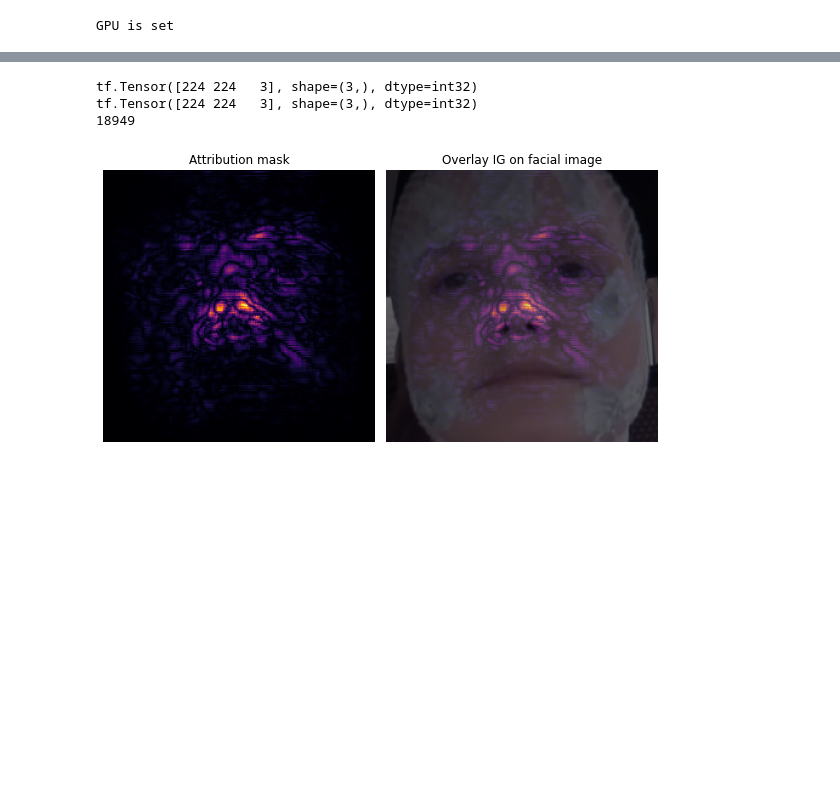
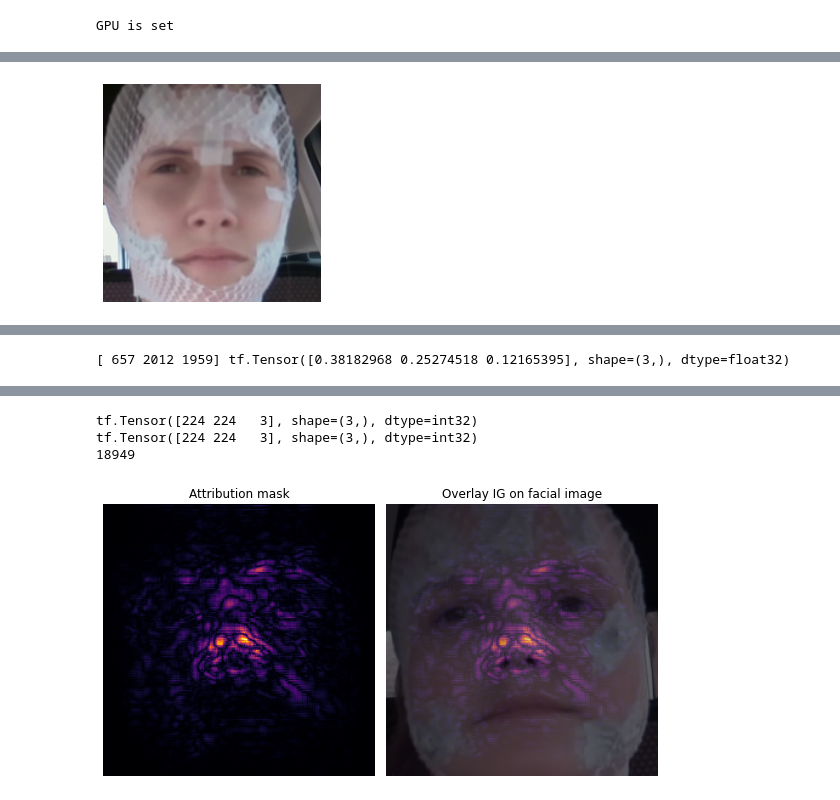
Before and after one commit to fruste/driver-drowsiness, a Jupyter notebook: code/igg_vggface.ipynb, the cells around one changed output, grey strips where cells are left out. Saved outputs shown, nothing was run; the diff lists cells and outputs as text; code cells hidden in the pictures; blank space fills up the shorter version.

```diff
--- a/code/igg_vggface.ipynb
+++ b/code/igg_vggface.ipynb
@@ -158,0 +159,18 @@ for alpha, image in zip(alphas[0::10], interpolated_images_int[0::10]):
+# %%
+def top_k_predictions(img, k=3):
+    image = tf.expand_dims(img, 0)
+    predictions = model(image)
+    probs = tf.nn.softmax(predictions, axis=-1)
+    top_probs, top_idxs = tf.math.top_k(input=probs, k=k)
+    top_labels = np.array(tuple(top_idxs[0]) )
+    return top_labels, top_probs[0]
+
+#Display the image with top 3 prediction from the model
+plt.imshow(face)
+plt.axis('off')
+plt.show()
+pred_label, pred_prob = top_k_predictions(face)
+print(pred_label, pred_prob)
+target_class = pred_label[0]
+# %% [output]
+[figure, added]
@@ -159,3 +178,4 @@ for alpha, image in zip(alphas[0::10], interpolated_images_int[0::10]):
+[ 657 2012 1959] tf.Tensor([0.38182968 0.25274518 0.12165395], shape=(3,), dtype=float32)
 # %%
 def compute_gradients(images, target_class_idx):
     with tf.GradientTape() as tape:
```
Also changed, not shown: parts of 7 cells of this notebook, 18 other files.
